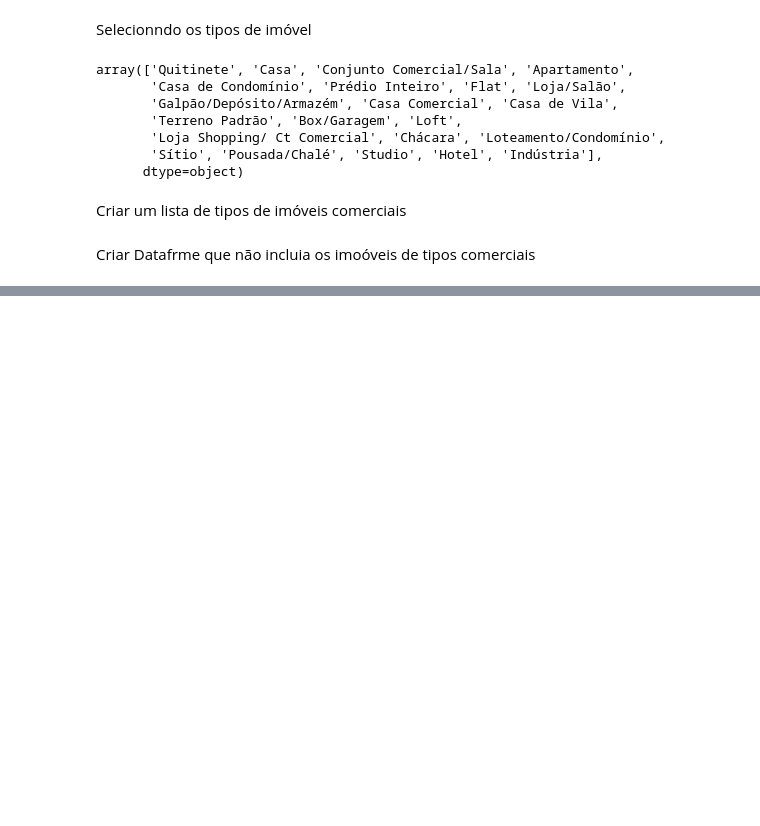
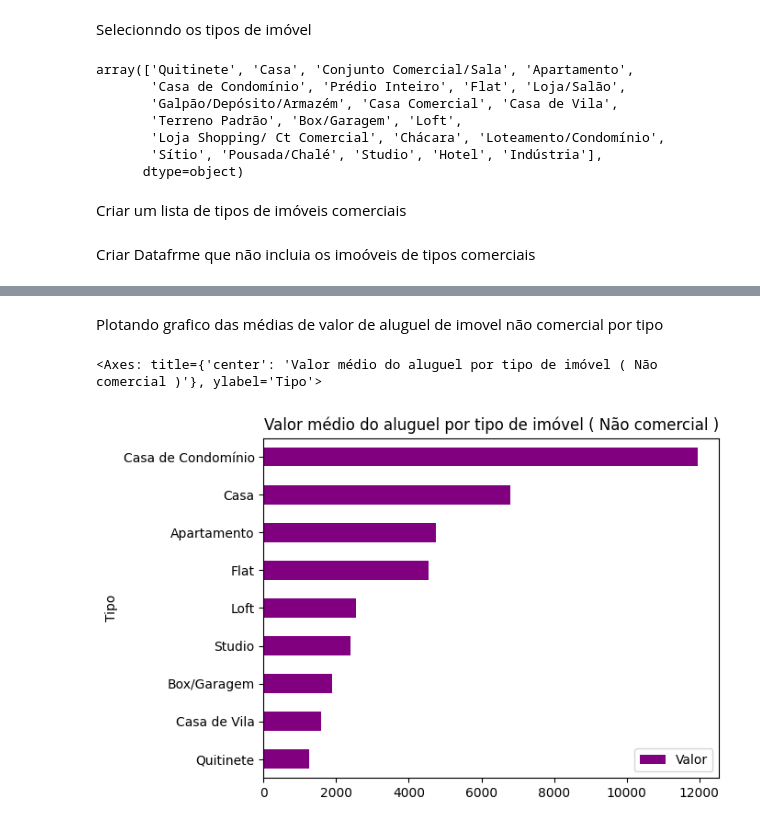
Before and after one commit to carlosclaudinolima/aulaspython, a Jupyter notebook: Projeto_imobiliaria_Pandas.ipynb, the cells around one changed output, grey strips where cells are left out. Drawn from its saved outputs; the diff is of its cells as text; code cells hidden in the pictures; blank space fills up the shorter version.

```diff
--- a/Projeto_imobiliaria_Pandas.ipynb
+++ b/Projeto_imobiliaria_Pandas.ipynb
@@ -166,0 +153,8 @@ df = dados.query('Tipo not in @comerciais')
+# %% [markdown]
+Plotando grafico das médias de valor de aluguel de imovel não comercial por tipo
+# %%
+valores_medios_tipo_NC = df.groupby('Tipo')[['Valor']].mean().sort_values('Valor', ascending=True)
+valores_medios_tipo_NC.plot(kind='barh', title='Valor médio do aluguel por tipo de imóvel ( Não comercial )', color='purple')
+# %% [output]
+<Axes: title={'center': 'Valor médio do aluguel por tipo de imóvel ( Não comercial )'}, ylabel='Tipo'>
+[figure, added]
```
Also changed, not shown: parts of 1 cell of this notebook.
